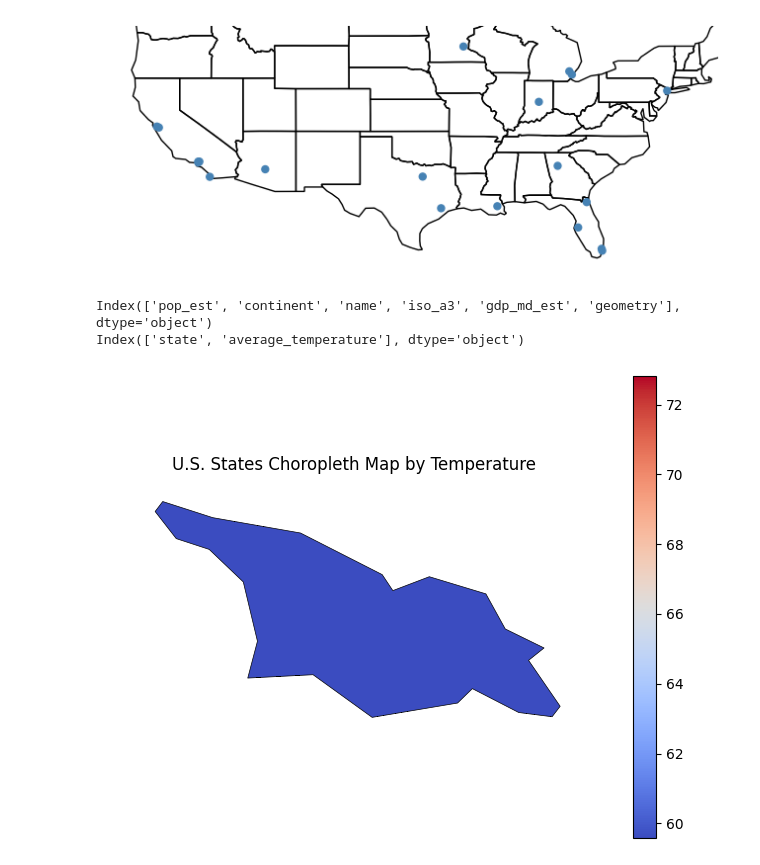
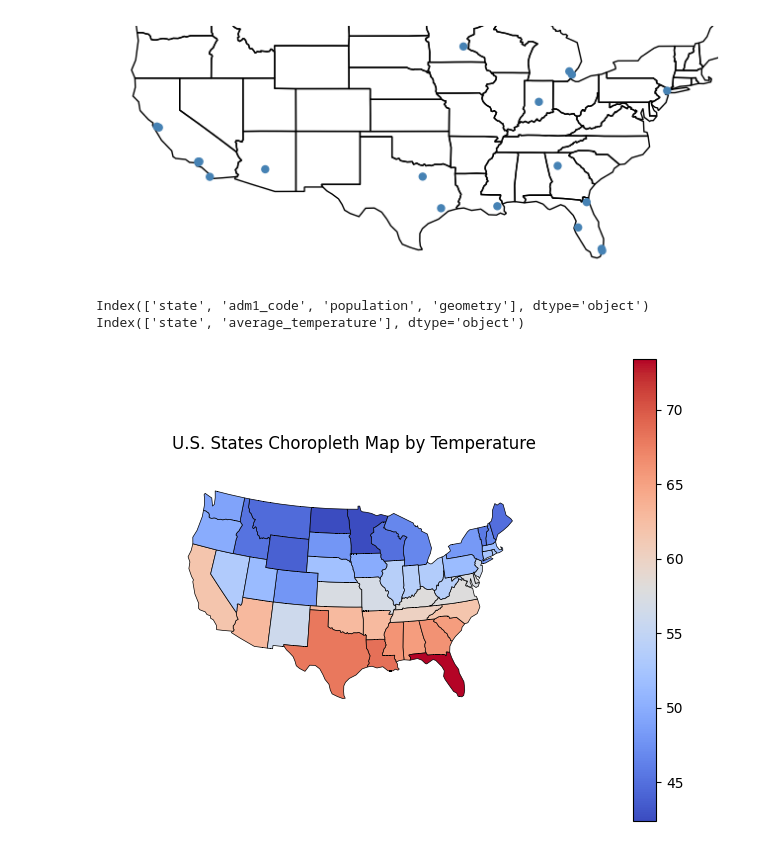
Before and after one commit to FergusSteel/datafest-hackathon, a Jupyter notebook: GeographicalAnalysis.ipynb, the cells around one changed output. Cells and saved outputs as stored; diff of their text form; code cells hidden in the pictures.

```diff
--- a/GeographicalAnalysis.ipynb
+++ b/GeographicalAnalysis.ipynb
@@ -113,27 +113,27 @@ gplt.pointplot(gdf, ax = ax)
 <Axes: >
 [figure]
 # %%
-path = gpd.datasets.get_path("naturalearth_lowres")
+path = gplt.datasets.get_path("contiguous_usa")
 usa_states = gpd.read_file(path)
 
 print(usa_states.columns)
 print(state_temp.columns)
 
-merged_data = usa_states.merge(state_temp, left_on='name', right_on='state')
+merged_data = usa_states.merge(state_temp, left_on='state', right_on='state')
 
 ax = gplt.choropleth(
     merged_data,
     hue='average_temperature',
     legend=True,
     edgecolor='k',
     linewidth=0.5,
     cmap='coolwarm',
     projection=gcrs.AlbersEqualArea()
 )
 
 plt.title('U.S. States Choropleth Map by Temperature')
 plt.show()
 # %% [output]
-Index(['pop_est', 'continent', 'name', 'iso_a3', 'gdp_md_est', 'geometry'], dtype='object')
+Index(['state', 'adm1_code', 'population', 'geometry'], dtype='object')
 Index(['state', 'average_temperature'], dtype='object')
-[figure, old version]
+[figure, new version]
```
